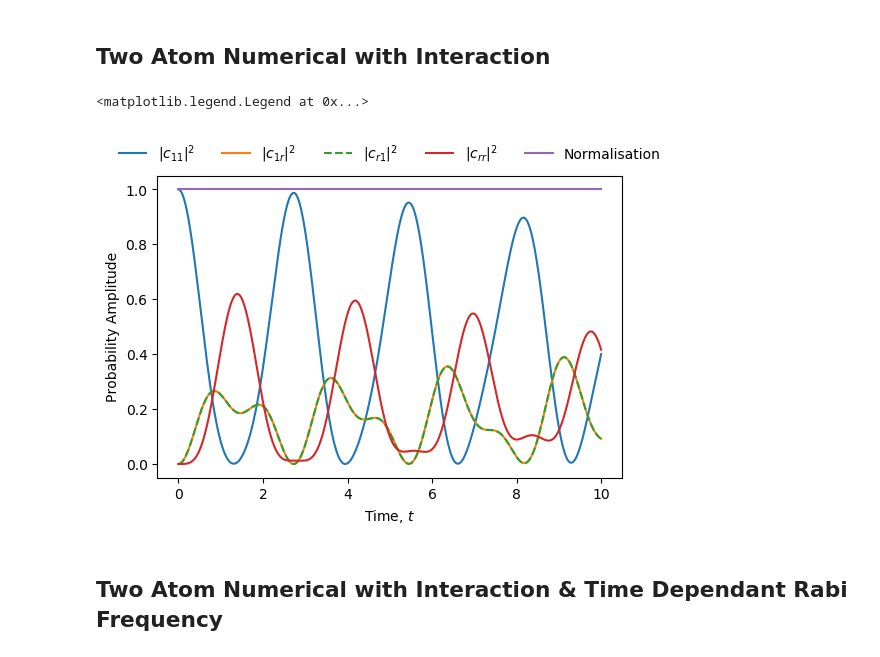
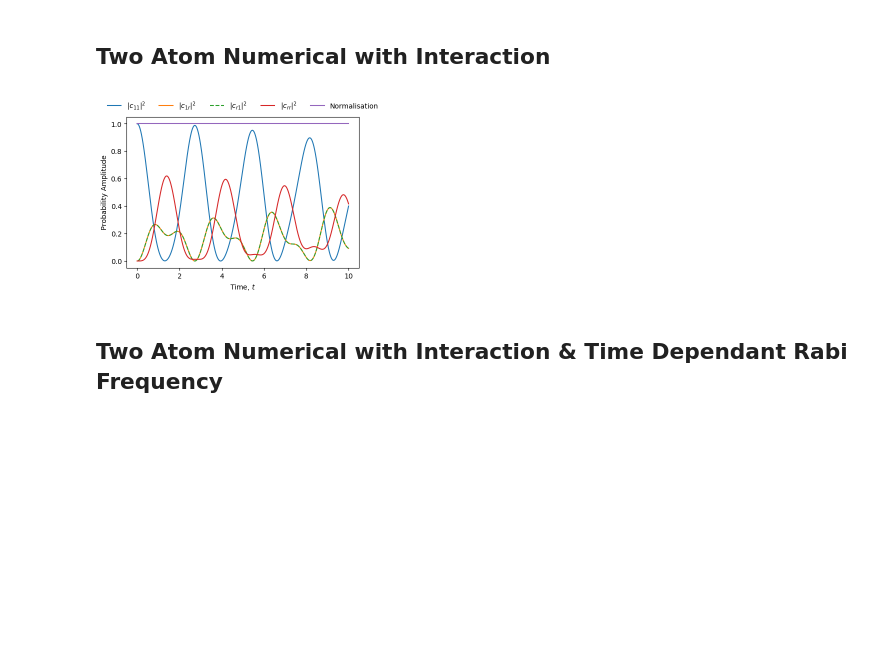
Before and after one commit to OliverDudgeon/QuantumGates, a Jupyter notebook: plots.ipynb, the cells around one changed output. Saved outputs shown, nothing was run; the diff lists cells and outputs as text; code cells hidden in the pictures; blank space fills up the shorter version.

```diff
--- a/plots.ipynb
+++ b/plots.ipynb
@@ -3,7 +3,8 @@
 # %%
 import matplotlib.pyplot as plt
 import numpy as np
-plt.rcParams['figure.dpi'] = 100
+%config InlineBackend.figure_format ='retina'
+plt.rcParams['figure.dpi'] = 50
 # %% [markdown]
 ## Single Atom Analytical
 # %%
@@ -94,27 +95,28 @@ plt.legend(frameon=False, ncol=5, loc='upper center',
 # %%
 from twoatom_numerical import solve_with as twoatom
 
-sol = twoatom()
+def plot(sol):
+    # Individual Prob. Amps
+    plt.plot(sol.t, np.abs(sol.y[0])**2, label='$|c_{11}|^2$')
+    plt.plot(sol.t, np.abs(sol.y[1])**2, label='$|c_{1r}|^2$')
+    plt.plot(sol.t, np.abs(sol.y[2])**2, label='$|c_{r1}|^2$', linestyle='--')
+    plt.plot(sol.t, np.abs(sol.y[3])**2, label='$|c_{rr}|^2$')
 
-# Individual Prob. Amps
-plt.plot(sol.t, np.abs(sol.y[0])**2, label='$|c_{11}|^2$')
-plt.plot(sol.t, np.abs(sol.y[1])**2, label='$|c_{1r}|^2$')
-plt.plot(sol.t, np.abs(sol.y[2])**2, label='$|c_{r1}|^2$', linestyle='--')
-plt.plot(sol.t, np.abs(sol.y[3])**2, label='$|c_{rr}|^2$')
+    norm = (np.abs(sol.y[0])**2
+            + np.abs(sol.y[2])**2
+            + np.abs(sol.y[3])**2
+            + np.abs(sol.y[1])**2)
+    plt.plot(sol.t, norm, label='Normalisation')
 
-norm = (np.abs(sol.y[0])**2
-        + np.abs(sol.y[2])**2
-        + np.abs(sol.y[3])**2
-        + np.abs(sol.y[1])**2)
-plt.plot(sol.t, norm, label='Normalisation')
-
-plt.xlabel('Time, $t$')
-plt.ylabel('Probability Amplitude')
-plt.legend(frameon=False, ncol=5, loc='upper center',
-           bbox_to_anchor=(0.5, 1.15))
+    plt.xlabel('Time, $t$')
+    plt.ylabel('Probability Amplitude')
+    plt.legend(frameon=False, ncol=5, loc='upper center',
+            bbox_to_anchor=(0.5, 1.15))
-# %% [output]
-<matplotlib.legend.Legend at 0x...>
-[figure, removed]
+# %%
+sol = twoatom(laser=1)
+plot(sol)
+# %% [output]
+[figure, added]
 # %% [markdown]
 ## Two Atom Numerical with Interaction & Time Dependant Rabi Frequency
 # %%
```
Also changed, not shown: parts of 1 cell of this notebook, 1 other file.
